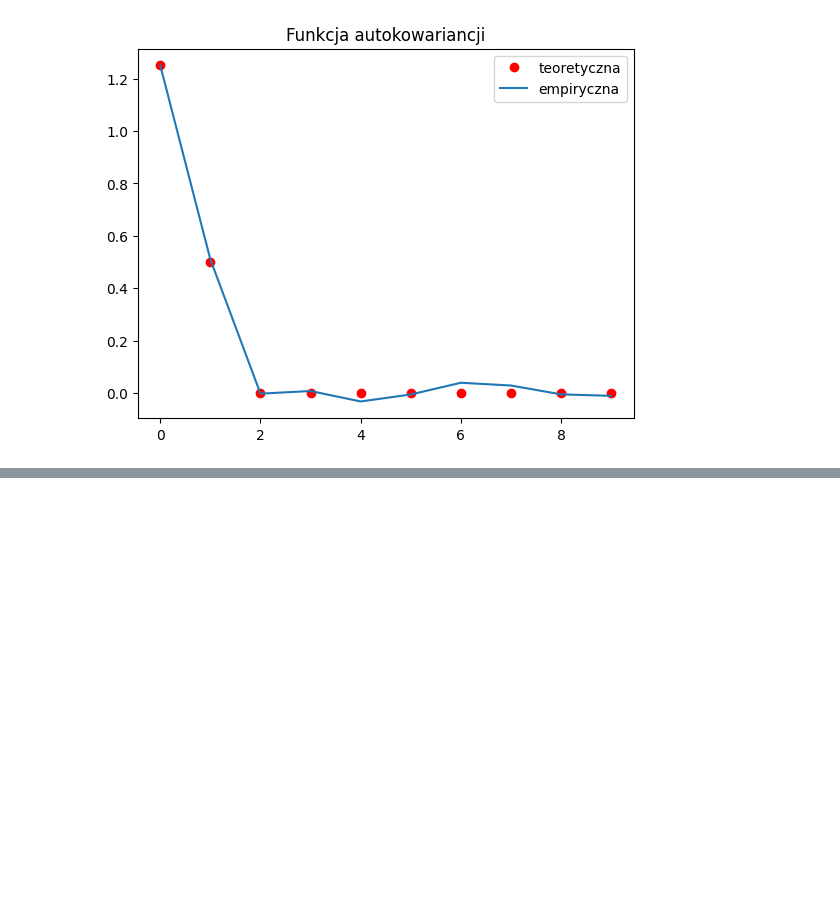
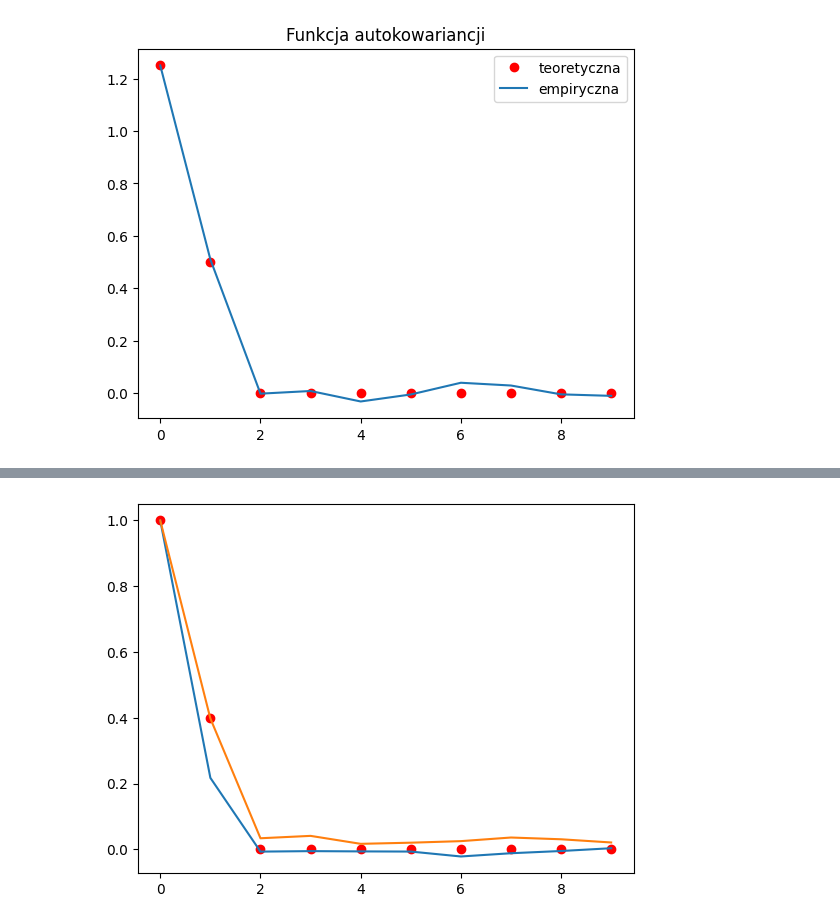
Before and after one commit to rafglo/Computer-Analysis-of-Time-Series, a Jupyter notebook: lista4.ipynb, the cells around one changed output, grey strips where cells are left out. Cells and saved outputs as stored; diff of their text form; code cells hidden in the pictures; blank space fills up the shorter version.

```diff
--- a/lista4.ipynb
+++ b/lista4.ipynb
@@ -142,0 +162,3 @@ plt.show()
+# %%
+def ro(h, x):
+    return np.sin(np.pi/2 * ro_star(h,x))
@@ -142,0 +175,11 @@ plt.show()
+# %%
+teo_acfs, emp_acfs1_clean, emp_afcs2_clean, emp_afcs1_noisy, emp_acfs2_noisy = [], [], [], [], []
+for h in hs:
+    teo_acf1 = ma1_teo_acf(h, theta)
+    emp_acf1 = autokorelacja(h, sample)
+    emp_acf2 = ro(h, sample_noisy)
+    teo_acfs.append(teo_acf1)
+    emp_acfs1_clean.append(emp_acf1)
+    emp_acfs2_noisy.append(emp_acf2)
+    emp_afcs1_noisy.append(autokorelacja(h, sample_noisy))
+    emp_afcs2_clean.append(ro(h, sample_clean))
@@ -142,0 +196,7 @@ plt.show()
+# %%
+plt.plot(hs, teo_acfs, "ro")
+plt.plot(hs, emp_acfs1_clean)
+plt.plot(hs, emp_afcs2_clean)
+plt.show()
+# %% [output]
+[figure, added]
```
Also changed, not shown: parts of 10 cells of this notebook.
